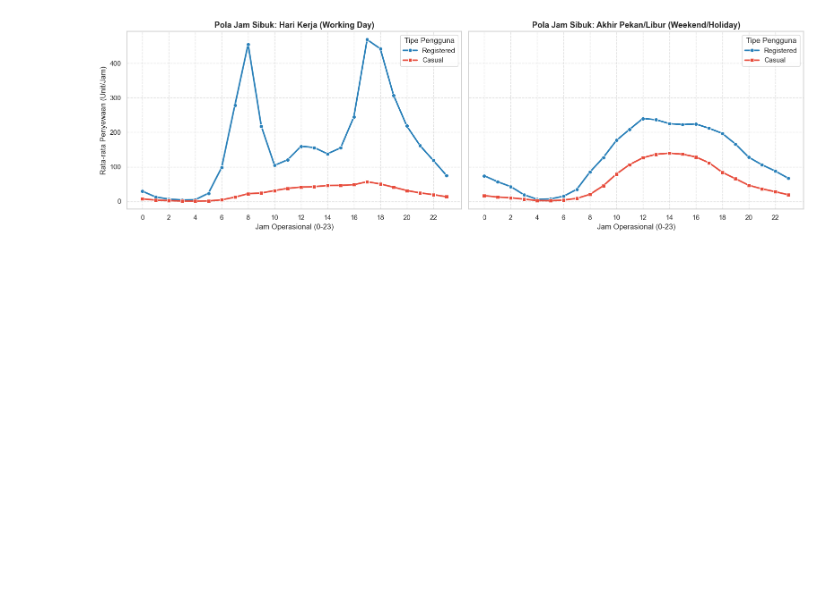
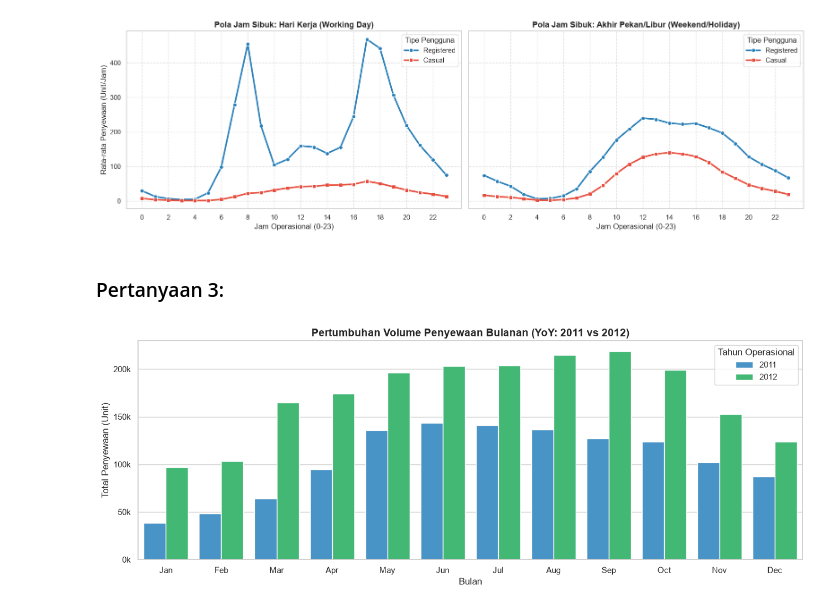
Before and after one commit to Dimxshan/bike-sharing-analysis, a Jupyter notebook: notebook.ipynb, the cells around one changed output. Saved outputs shown, nothing was run; the diff lists cells and outputs as text; code cells hidden in the pictures; blank space fills up the shorter version.

Commit message:
fix: update full template notebook and clean identity

```diff
--- a/notebook.ipynb
+++ b/notebook.ipynb
@@ -542,4 +487,27 @@ plt.tight_layout()
 plt.show()
 # %% [output]
 [figure]
+# %% [markdown]
+### Pertanyaan 3:
+# %%
+monthly_df = day_clean_df.groupby(["year_label", "month_label"], observed=False)["cnt"].sum().reset_index()
+
+fig, ax = plt.subplots(figsize=(13, 5))
+sns.barplot(
+    data=monthly_df,
+    x="month_label",
+    y="cnt",
+    hue="year_label",
+    palette=["#3498db", "#2ecc71"],
+    ax=ax
+)
+ax.set_title("Pertumbuhan Volume Penyewaan Bulanan (YoY: 2011 vs 2012)", fontsize=14, fontweight="bold")
+ax.set_xlabel("Bulan")
+ax.set_ylabel("Total Penyewaan (Unit)")
+ax.yaxis.set_major_formatter(ticker.FuncFormatter(lambda x, pos: f"{int(x*1e-3):,}k"))
+ax.legend(title="Tahun Operasional")
+plt.tight_layout()
+plt.show()
+# %% [output]
+[figure, added]
 # %% [markdown]
```
Also changed, not shown: parts of 42 cells of this notebook, 1 other file.
